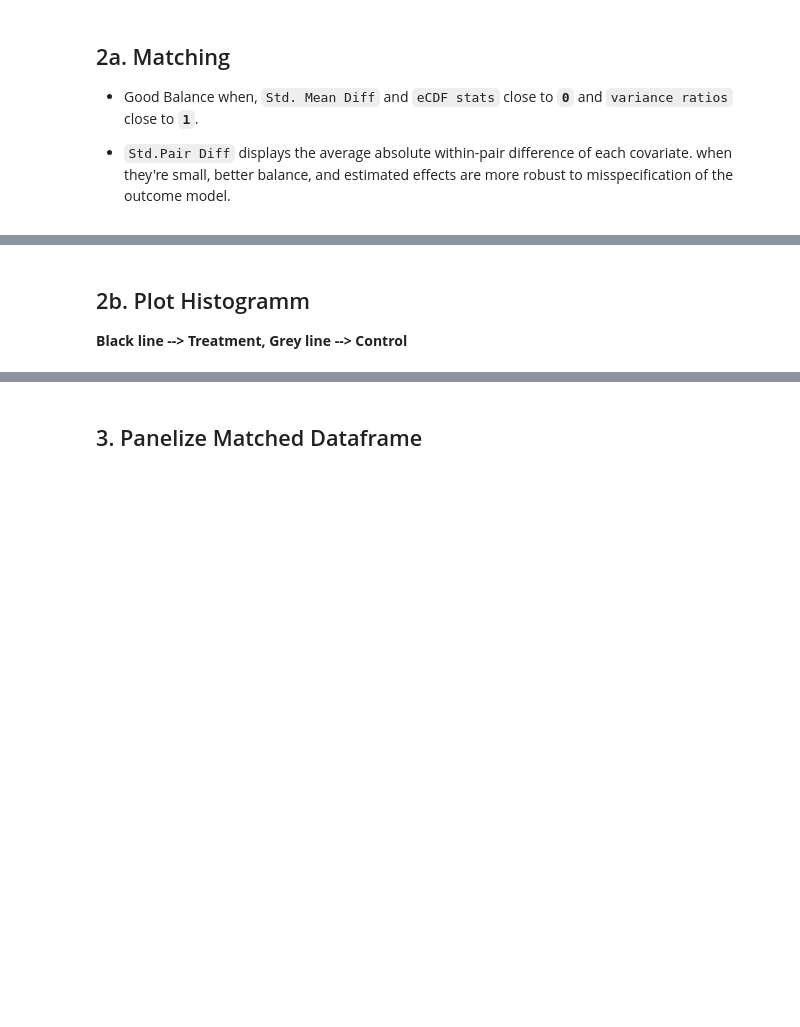
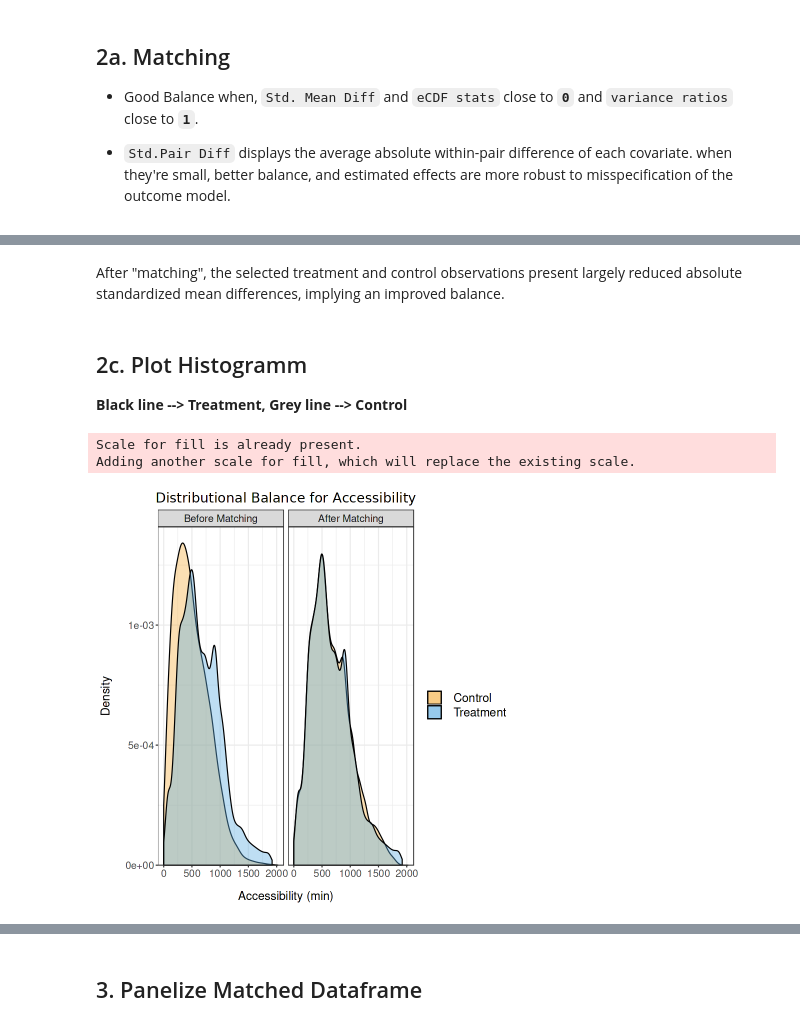
Before and after one commit to Shirobakaidou/Innolab_Project_ImpactEvaluation, a Jupyter notebook: code/3a_postprocessing_MDG.ipynb, the cells around one changed output, grey strips where cells are left out. Saved outputs shown, nothing was run; the diff lists cells and outputs as text; code cells hidden in the pictures; blank space fills up the shorter version.

```diff
--- a/code/3a_postprocessing_MDG.ipynb
+++ b/code/3a_postprocessing_MDG.ipynb
@@ -115,4 +153,42 @@ Discarded          0.         0
+# %% [markdown]
+After "matching", the selected treatment and control observations present largely reduced absolute standardized mean differences, implying an improved balance.
 # %% [markdown]
-## 2b. Plot Histogramm
+## 2c. Plot Histogramm
 
 **Black line --> Treatment, Grey line --> Control**
+# %%
+fnl = c(`Unadjusted Sample` = "Before Matching",
+        `Adjusted Sample` = "After Matching")
+# %%
+p_travel = bal.plot(out.cem,
+                    var.name = "accessiblity_min",
+                    #sample.names = c("Control", "Treatment"),
+                    which = "both")
+
+p_travel +
+    facet_wrap(.~which, labeller = as_labeller(fnl)) +
+    #scale_fill_viridis(discrete = T) +
+    scale_fill_manual(labels = c("Control", "Treatment"), values = c("#f5b041","#5dade2")) +
+    labs(title = "Distributional Balance for Accessibility",
+         x = "Accessibility (min)",
+         fill = "Group") +
+    theme_bw() +
+    theme(
+        plot.title = element_text(family="Arial Black", size=16, hjust=0.5),
+
+        legend.title = element_blank(),
+        legend.text=element_text(size=14),
+        legend.spacing.x = unit(0.5, 'cm'),
+        legend.spacing.y = unit(0.75, 'cm'),
+
+        axis.text=element_text(size=12),
+        axis.title=element_text(size=14),
+        axis.title.y = element_text(margin = margin(unit = 'cm', r = 0.5)),
+        axis.title.x = element_text(margin = margin(unit = 'cm', t = 0.5)),
+
+        strip.text.x = element_text(size = 12) # Facet Label
+    )
+# %% [output]
+Scale for fill is already present.
+Adding another scale for fill, which will replace the existing scale.
+[figure, added]
```
Also changed, not shown: parts of 22 cells of this notebook.
